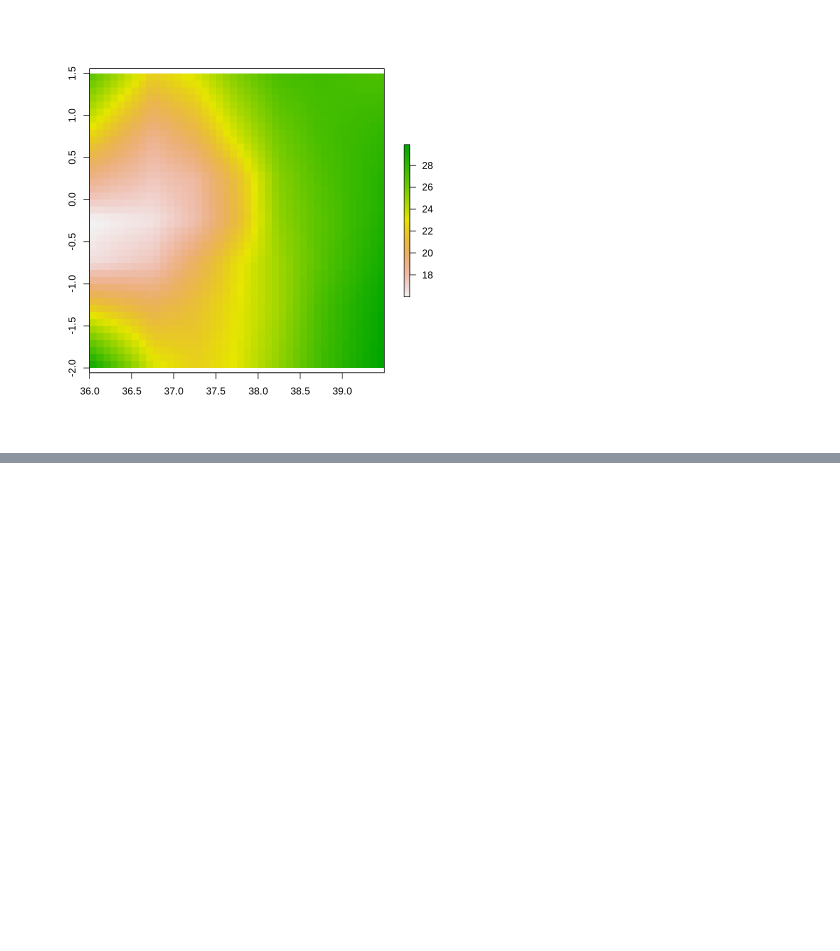
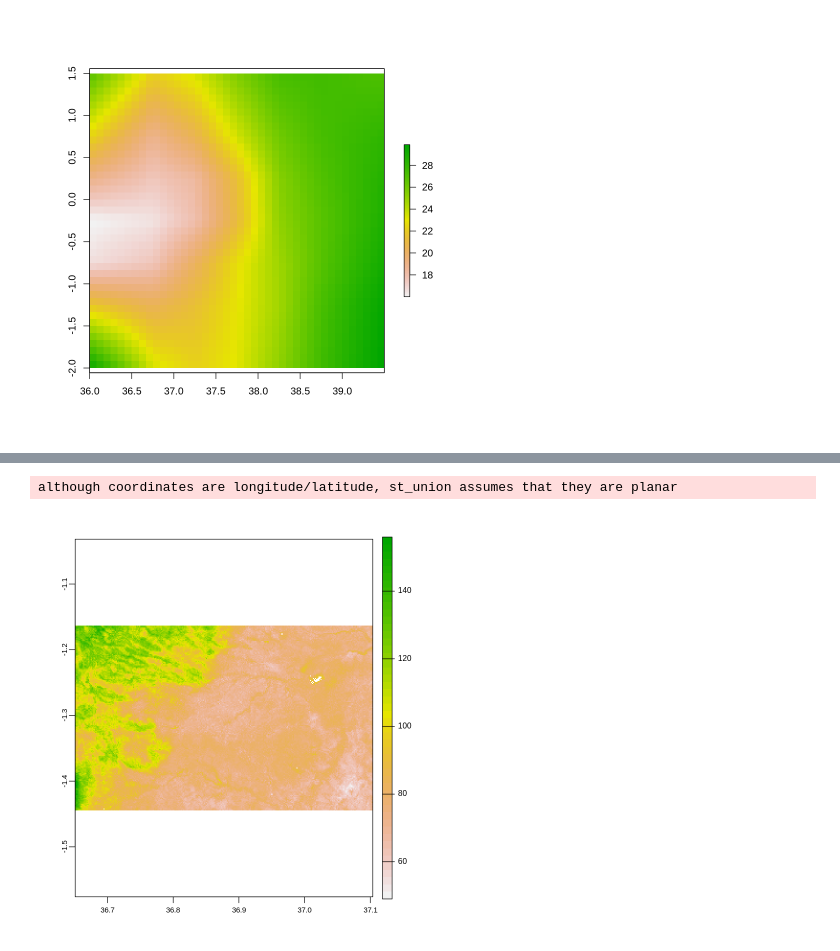
Before and after one commit to EiA2030/source_data, a Jupyter notebook: source_data_TRANSFORM_seminar_20210421.ipynb, the cells around one changed output, grey strips where cells are left out. Saved outputs shown, nothing was run; the diff lists cells and outputs as text; code cells hidden in the pictures; blank space fills up the shorter version.

```diff
--- a/source_data_TRANSFORM_seminar_20210421.ipynb
+++ b/source_data_TRANSFORM_seminar_20210421.ipynb
@@ -201,0 +202,22 @@ plot(T2M[[8]])
+# %%
+library(osmdata)
+library(sf)
+library(terra)
+
+## Get Nairobi Data
+nrb <- opq(bbox = 'Nairobi KE', timeout = 25*10) %>%
+  add_osm_feature(key = 'name', value = "Nairobi", value_exact = T) %>%
+  add_osm_feature(key = 'admin_level', value = "4", value_exact = T) %>%
+  osmdata_sf()
+## UNION both and create a new AOI
+pol <- suppressWarnings(st_union(nrb$osm_multipolygons, crs = 'EPSG:4326'))
+pol.v <- vect(st_as_sf(pol))
+
+n = paste0("/vsicurl/https://s3.eu-central-1.wasabisys.com/africa-soil/layers30m/", c("sol_log.n_tot_ncs_m_30m_0..20cm_2001..2017_africa_epsg4326_v0.1.tif"))
+
+sol30m = lapply(n, function(i){crop(rast(i), pol.v)})
+
+plot(sol30m[[1]])
+# %% [output]
+although coordinates are longitude/latitude, st_union assumes that they are planar
+[figure, added]
```
Also changed, not shown: parts of 2 cells of this notebook.
